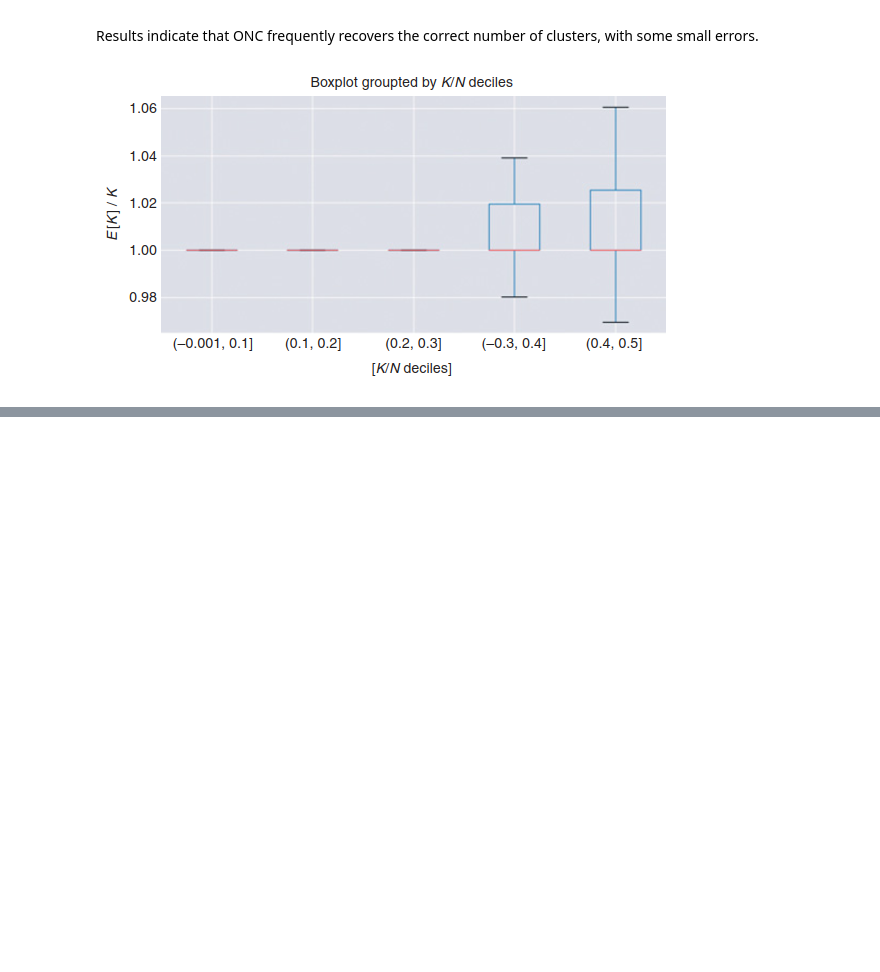
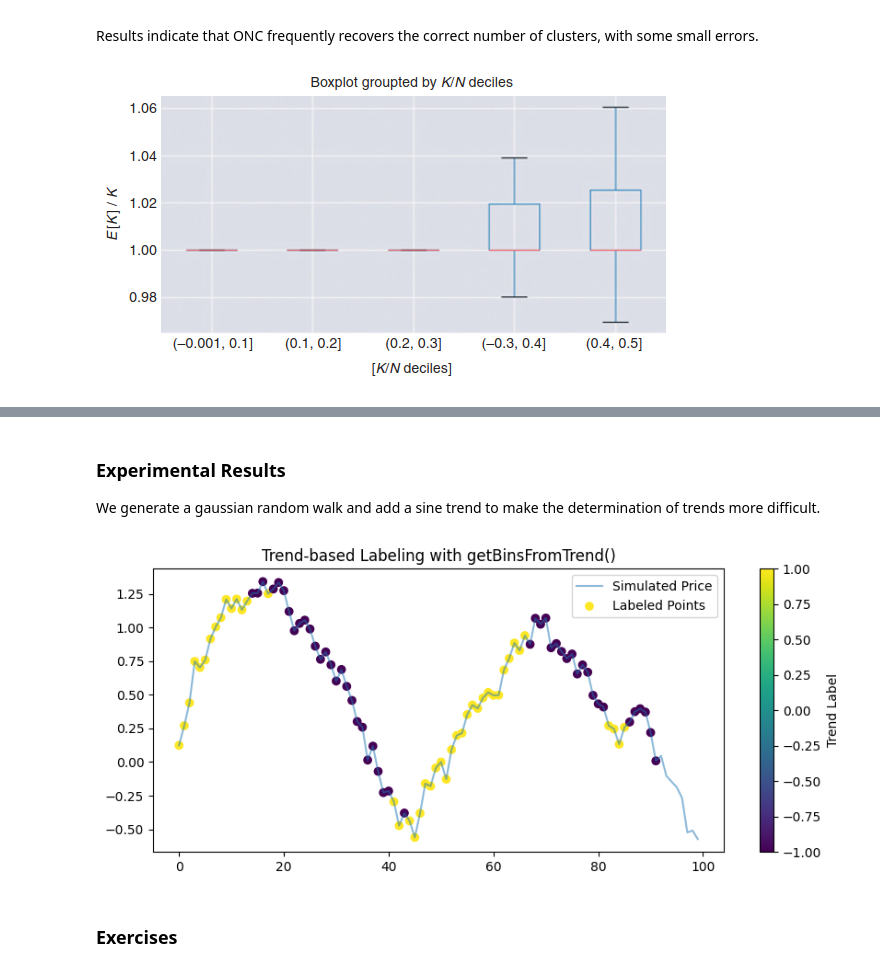
Before and after one commit to dgalassi99/quant-lab, a Jupyter notebook: 00_books/Machine_Learning_for_Asset_Managers.ipynb, the cells around one changed output, grey strips where cells are left out. Cells and saved outputs as stored; diff of their text form; code cells hidden in the pictures; blank space fills up the shorter version.

```diff
--- a/00_books/Machine_Learning_for_Asset_Managers.ipynb
+++ b/00_books/Machine_Learning_for_Asset_Managers.ipynb
@@ -1578,0 +1692,9 @@ Results indicate that ONC frequently recovers the correct number of clusters, wi
+# %%
+import statsmodels.api as sm1
+#---------------------------------------------------
+def tValLinR(close):
+  #tValuefromalineartrend
+  x=np.ones((close.shape[0],2))
+  x[:,1]=np.arange(close.shape[0])
+  ols=sm1.OLS(close,x).ﬁt()
+  return ols.tvalues[1]
@@ -1578,0 +1784,11 @@ Results indicate that ONC frequently recovers the correct number of clusters, wi
+# %% [markdown]
+### Experimental Results
+
+We generate a gaussian random walk and add a sine trend to make the determination of trends more difficult.
+# %%
+import pandas as pd, numpy as np
+import matplotlib.pyplot as plt  # import missing!
+
+# Simulate a time series with some trend and noise
+df0 = pd.Series(np.random.normal(0, .1, 100)).cumsum()
+df0 += np.sin(np.linspace(0, 10, df0.shape[0]))
@@ -1578,0 +1839,21 @@ Results indicate that ONC frequently recovers the correct number of clusters, wi
+# %%
+import pandas as pd, numpy as np
+import matplotlib.pyplot as plt  # import missing!
+
+# Simulate a time series with some trend and noise
+df0 = pd.Series(np.random.normal(0, .1, 100)).cumsum()
+df0 += np.sin(np.linspace(0, 10, df0.shape[0]))
+df1 = getBinsFromTrend(df0.index, df0, [3, 10, 1])
+
+
+plt.figure(figsize=(10, 4))
+plt.plot(df0.index, df0, label='Simulated Price', alpha=0.5)
+plt.scatter(df1.index, df0.loc[df1.index], c=df1['bin'], cmap='viridis', label='Labeled Points')
+plt.colorbar(label='Trend Label')
+plt.legend()
+plt.title('Trend-based Labeling with getBinsFromTrend()')
+plt.show()
+# %% [output]
+[figure, added]
+# %% [markdown]
+### Exercises
```
Also changed, not shown: parts of 20 cells of this notebook.
